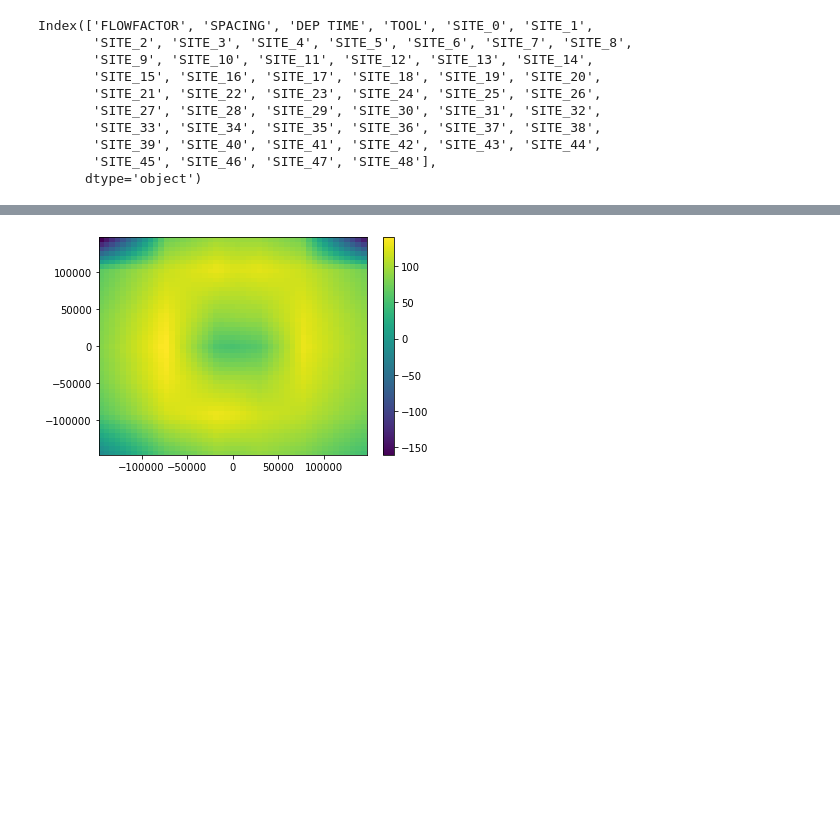
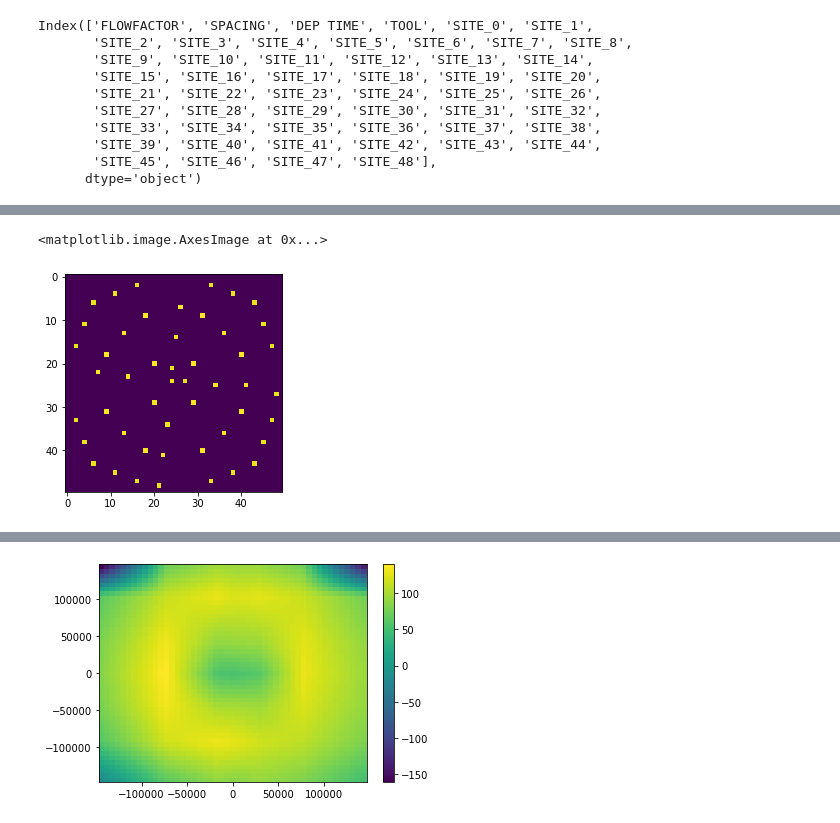
Before and after one commit to Ayazdi/conductive, a Jupyter notebook: visualization.ipynb, the cells around one changed output, grey strips where cells are left out. Cells and saved outputs as stored; diff of their text form; code cells hidden in the pictures; blank space fills up the shorter version.

```diff
--- a/visualization.ipynb
+++ b/visualization.ipynb
@@ -96,0 +66,17 @@ site.set_index('site')
+# %%
+thick_mat = np.zeros((50,50))
+# %%
+X = site['SITE_X'].sort_values().reset_index()
+Y = site['SITE_Y'].sort_values().reset_index()
+# %%
+new_coordinate_y= dict(zip(Y['SITE_Y'], Y.index))
+new_coordinate_x= dict(zip(X['SITE_X'], X.index))
+
+site.replace(new_coordinate_y, inplace=True)
+site.replace(new_coordinate_x, inplace=True)
+# %%
+for i in range(0,49):
+    x = int(site.loc[i, 'SITE_X'])
+    y = int(site.loc[i, 'SITE_Y'])
+    z = site.loc[i, 'SITE_Z']
+    thick_mat[x, y] = z
@@ -97,2 +93,7 @@ site.set_index('site')
+# %%
+plt.imshow(thick_mat)
+# %% [output]
+<matplotlib.image.AxesImage at 0x...>
+[figure, added]
 # %%
 site['SITE_Z'] = site['SITE_Z'] - 1500
```
Also changed, not shown: parts of 22 cells of this notebook, 4 other files.
